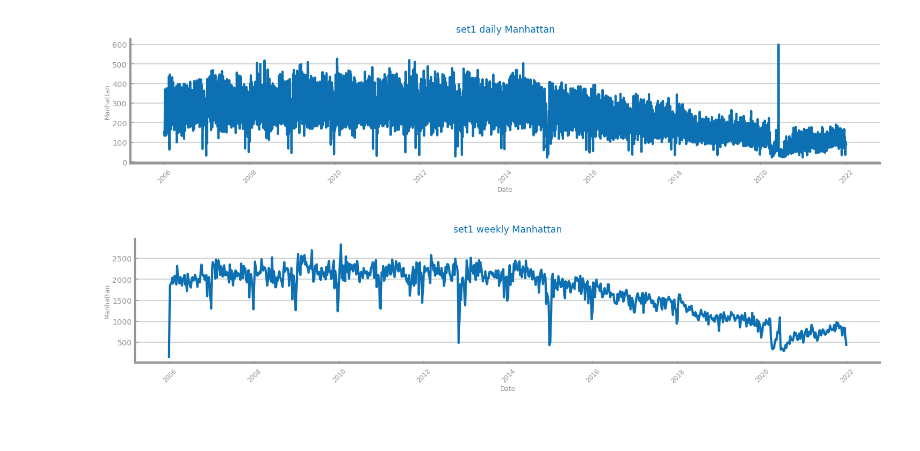
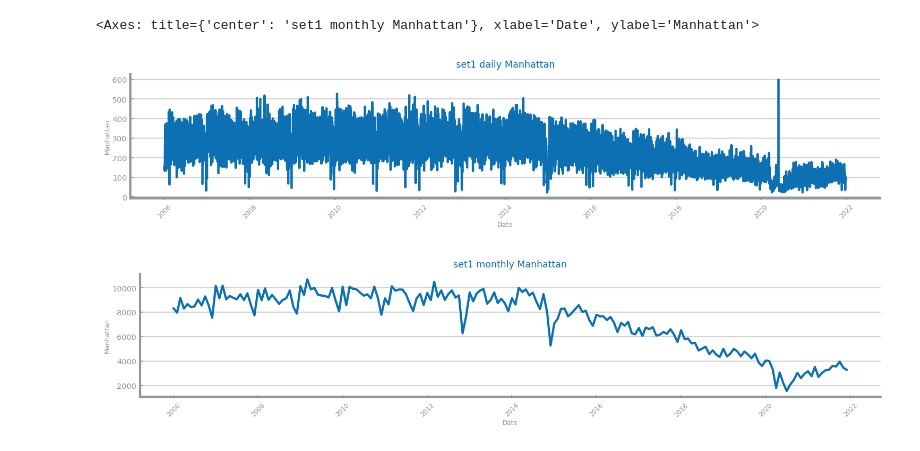
Before and after one commit to meodbr/IST-data-science, a Jupyter notebook: eval-5/agregation.ipynb, the cells around one changed output. Cells and saved outputs as stored; diff of their text form; code cells hidden in the pictures.

```diff
--- a/eval-5/agregation.ipynb
+++ b/eval-5/agregation.ipynb
@@ -6,37 +6,37 @@ from dslabs_functions import plot_line_chart, ts_aggregation_by, HEIGHT
 file_tag = "set1"
 target = "Manhattan"
 data: DataFrame = read_csv(
     "/home/mina/Documents/portugal/dataScience/forecast_ny_arrests.csv",
     index_col="Date",
     sep=",",
     decimal=".",
     parse_dates=True,
     infer_datetime_format=True,
 )
 
 series: Series = data[target]
 figure(figsize=(3 * HEIGHT, HEIGHT / 2))
 plot_line_chart(
     series.index.to_list(),
     series.to_list(),
     xlabel=series.index.name,
     ylabel=target,
     title=f"{file_tag} daily {target}",
 )
 figure(figsize=(3 * HEIGHT, HEIGHT / 2))
-ss_agg: Series = ts_aggregation_by(series, gran_level="W", agg_func="sum")
+ss_agg: Series = ts_aggregation_by(series, gran_level="M", agg_func="sum")
 # series.to_csv(f'/home/mina/Documents/portugal/dataScience/Data_science_project/eval-5/week_agregation_sum_{file_tag}.csv', header=True)
 plot_line_chart(
     ss_agg.index.to_list(),
     ss_agg.to_list(),
     xlabel=ss_agg.index.name,
     ylabel=target,
-    title=f"{file_tag} weekly {target}",
+    title=f"{file_tag} monthly {target}",
 )
-savefig(f'/home/mina/Documents/portugal/dataScience/Data_science_project/eval-5/image/{file_tag}_plot_after_aggregation_sum.png')
 # %% [output]
+<Axes: title={'center': 'set1 monthly Manhattan'}, xlabel='Date', ylabel='Manhattan'>
 [figure]
-[figure, old version]
+[figure, new version]
 # %%
 from dslabs_functions import plot_ts_multivariate_chart
 
```
Also changed, not shown: parts of 1 cell of this notebook, 20 other files.
